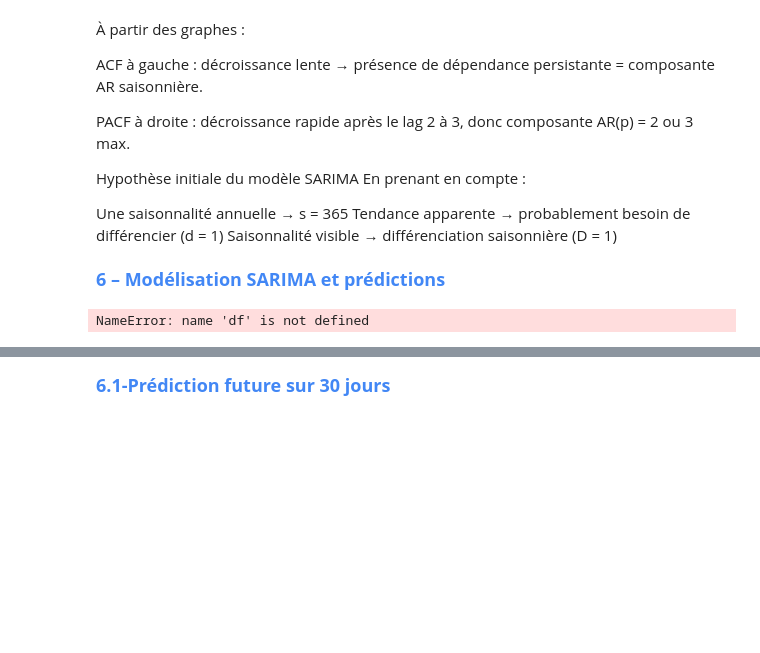
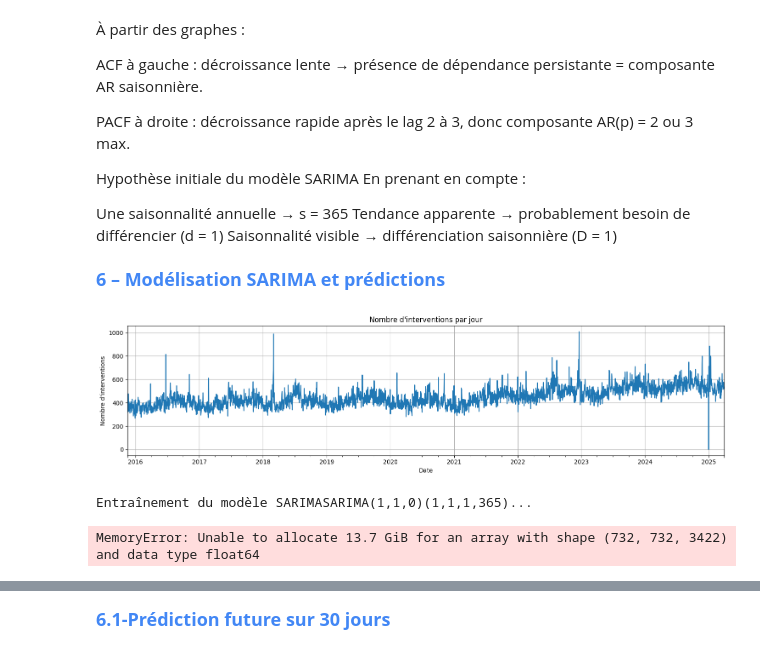
Before and after one commit to Massilia23/london-fire-response, a Jupyter notebook: notebooks/models/Model_Time-serie.ipynb, the cells around one changed output, grey strips where cells are left out. Cells and saved outputs as stored; diff of their text form; code cells hidden in the pictures; blank space fills up the shorter version.

```diff
--- a/notebooks/models/Model_Time-serie.ipynb
+++ b/notebooks/models/Model_Time-serie.ipynb
@@ -166,58 +214,32 @@ Saisonnalité visible → différenciation saisonnière (D = 1)
 # %%
 # Vérifie que 'date_heure' est bien l'index de df
 df.index = pd.to_datetime(df.index)
 
-# Agréger les incidents par jour (ou ta variable cible)
+# Agréger les incidents par jour
 y = df.resample('D').size()
 
 # (Optionnel) S'assurer qu'il n'y a pas de valeurs manquantes
 y = y.asfreq('D').fillna(0)
 
 # Visualisation rapide pour contrôle
 y.plot(title="Nombre d'interventions par jour", figsize=(15, 4))
 plt.xlabel("Date")
 plt.ylabel("Nombre d'interventions")
 plt.grid(True)
 plt.tight_layout()
 plt.show()
-
-# 1. Définir le modèle SARIMA
-print("Entraînement du modèle SARIMA(2,1,2)(1,1,1,365)...")
-model = SARIMAX (y,
-                order=(2, 1, 2),
-                seasonal_order=(1, 1, 1, 365),
-                enforce_stationarity=False,
-                enforce_invertibility=False)
-results = model.fit(disp=False)
-print("Modèle entraîné avec succès.")
-
-# 2. Résumé du modèle
-print(results.summary())
-
-# 3. Prédiction in-sample (valeurs connues)
-pred = results.get_prediction(start=y.index[0], end=y.index[-1], dynamic=False)
-pred_ci = pred.conf_int()
-
-# 4. Visualisation
-plt.figure(figsize=(15, 6))
-plt.plot(y, label='Observé')
-plt.plot(pred.predicted_mean, label='Prévu (in-sample)', alpha=0.7)
-plt.fill_between(pred_ci.index,
-                 pred_ci.iloc[:, 0],
-                 pred_ci.iloc[:, 1], color='lightblue', alpha=0.3)
-plt.title('Prévision avec SARIMA(2,1,2)(1,1,1,365)')
-plt.xlabel('Date')
-plt.ylabel('Nombre moyen d’interventions/jour')
-plt.legend()
-plt.grid(True)
-plt.tight_layout()
-plt.show()
-
-# 5. Évaluation
-mse = mean_squared_error(y, pred.predicted_mean)
-from sklearn.metrics import mean_absolute_error
-mae = mean_absolute_error(y, pred.predicted_mean)
-print(f"Erreur quadratique moyenne (MSE) : {mse:.2f}")
-print(f"Erreur absolue moyenne (MAE) : {mae:.2f}")
 # %% [output]
-NameError: name 'df' is not defined
+[figure, added]
+# %%
+# 1. Définir le modèle SARIMA
+print("Entraînement du modèle SARIMASARIMA(1,1,0)(1,1,1,365)...")
+model = SARIMAX (y,
+                order=(1, 1, 0),
+                seasonal_order=(1, 1, 1, 365),
+                enforce_stationarity=False,
+                enforce_invertibility=False)
+results = model.fit(disp=False)
+print("Modèle entraîné avec succès.")
+# %% [output]
+Entraînement du modèle SARIMASARIMA(1,1,0)(1,1,1,365)...
+MemoryError: Unable to allocate 13.7 GiB for an array with shape (732, 732, 3422) and data type float64
```
Also changed, not shown: parts of 11 cells of this notebook, 14 other files.
